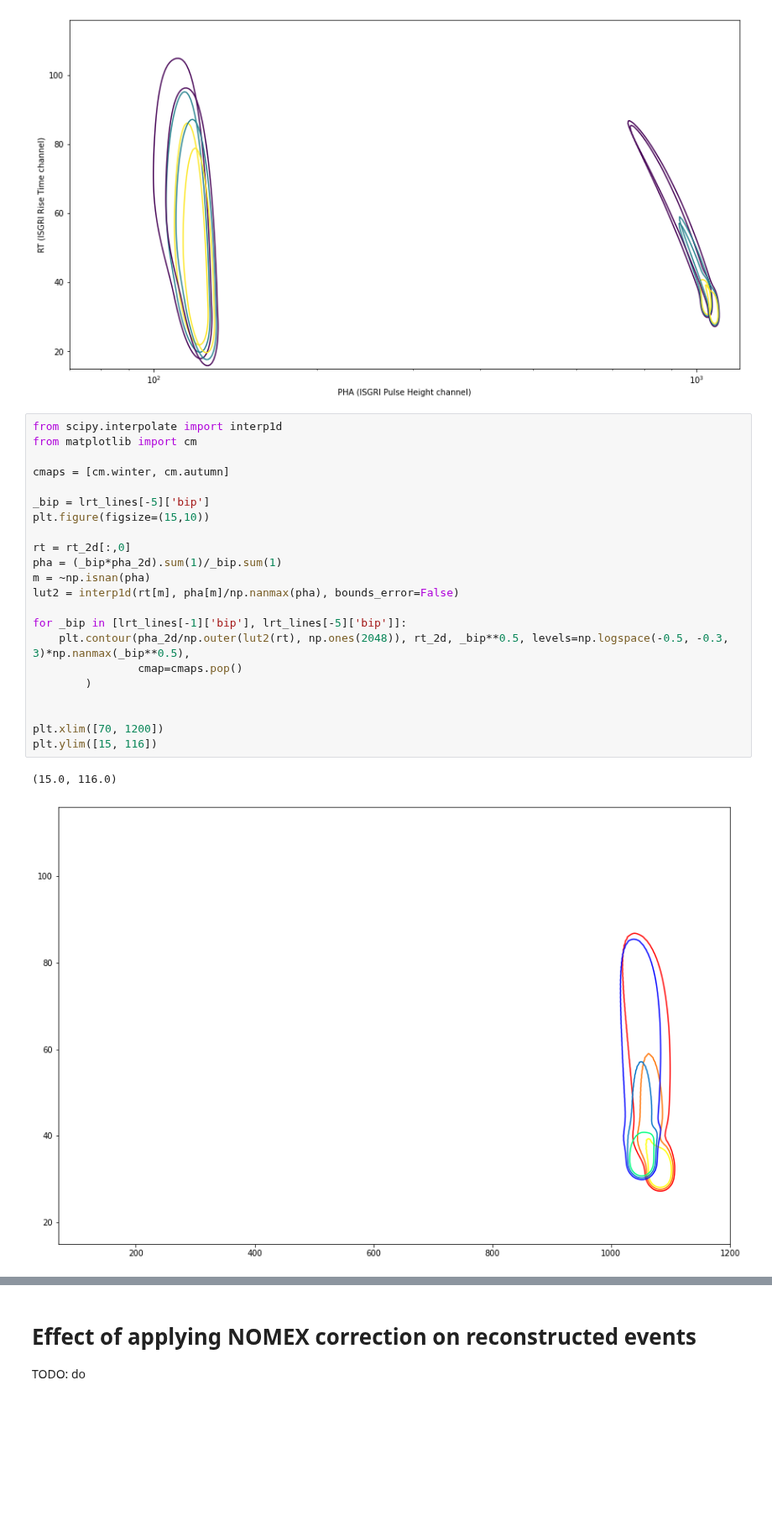
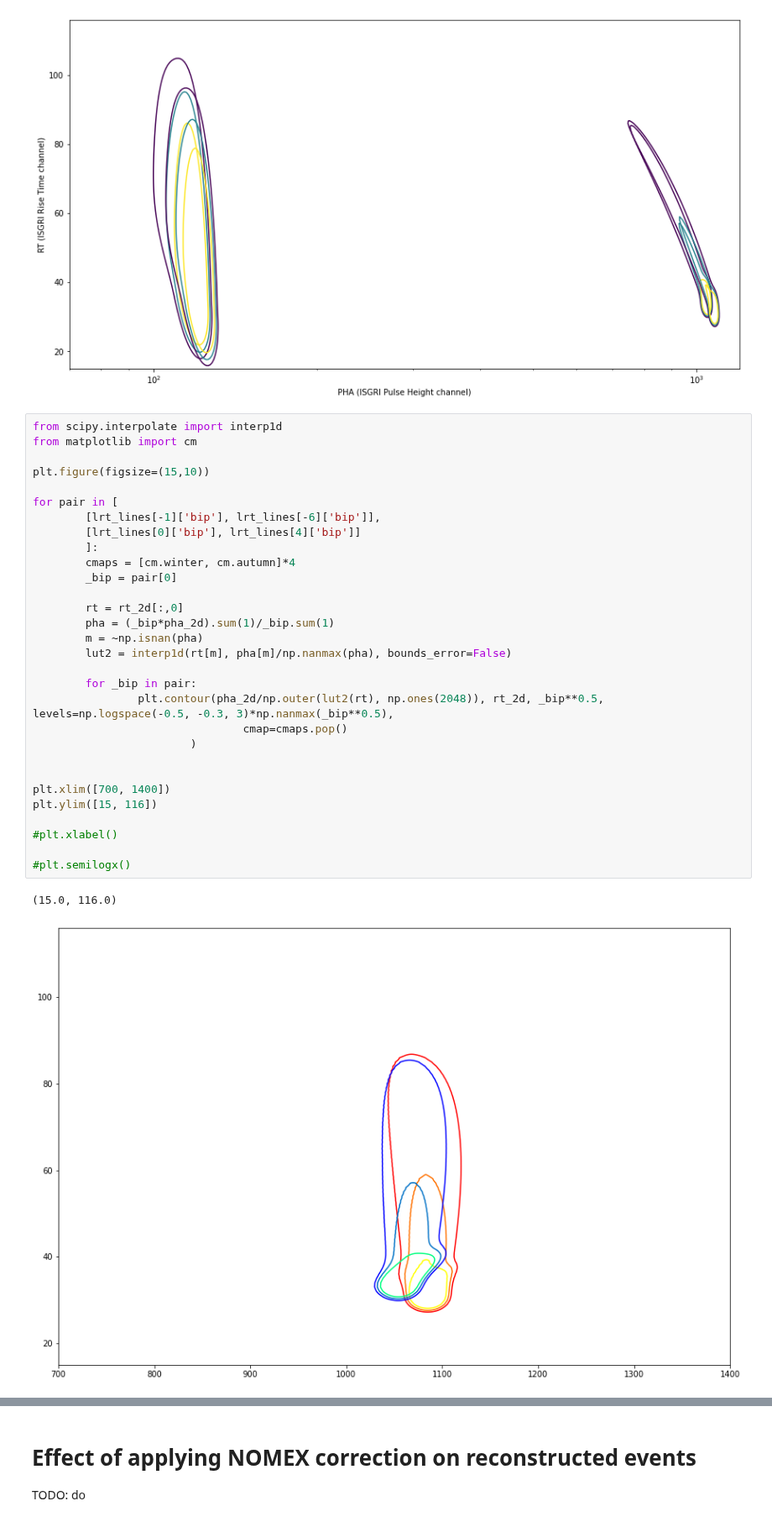
Before and after one commit to volodymyrss/integral-ibis-isgri-le-response, a Jupyter notebook: readme.ipynb, the cells around one changed output, grey strips where cells are left out. Shown at 84% size. Saved outputs shown, nothing was run; the diff lists cells and outputs as text; blank space fills up the shorter version.

Commit message:
image

```diff
--- a/readme.ipynb
+++ b/readme.ipynb
@@ -459,27 +461,35 @@ Text(0, 0.5, 'RT (ISGRI Rise Time channel)')
 # %%
 from scipy.interpolate import interp1d
 from matplotlib import cm
 
-cmaps = [cm.winter, cm.autumn]
-
-_bip = lrt_lines[-5]['bip']
 plt.figure(figsize=(15,10))
 
-rt = rt_2d[:,0]
-pha = (_bip*pha_2d).sum(1)/_bip.sum(1)
-m = ~np.isnan(pha)
-lut2 = interp1d(rt[m], pha[m]/np.nanmax(pha), bounds_error=False)
+for pair in [
+        [lrt_lines[-1]['bip'], lrt_lines[-6]['bip']],
+        [lrt_lines[0]['bip'], lrt_lines[4]['bip']]
+        ]:
+        cmaps = [cm.winter, cm.autumn]*4
+        _bip = pair[0]
 
-for _bip in [lrt_lines[-1]['bip'], lrt_lines[-5]['bip']]:
-    plt.contour(pha_2d/np.outer(lut2(rt), np.ones(2048)), rt_2d, _bip**0.5, levels=np.logspace(-0.5, -0.3, 3)*np.nanmax(_bip**0.5),
-                cmap=cmaps.pop()
-        )
+        rt = rt_2d[:,0]
+        pha = (_bip*pha_2d).sum(1)/_bip.sum(1)
+        m = ~np.isnan(pha)
+        lut2 = interp1d(rt[m], pha[m]/np.nanmax(pha), bounds_error=False)
+
+        for _bip in pair:
+                plt.contour(pha_2d/np.outer(lut2(rt), np.ones(2048)), rt_2d, _bip**0.5, levels=np.logspace(-0.5, -0.3, 3)*np.nanmax(_bip**0.5),
+                                cmap=cmaps.pop()
+                        )
 
 
-plt.xlim([70, 1200])
+plt.xlim([700, 1400])
 plt.ylim([15, 116])
+
+#plt.xlabel()
+
+#plt.semilogx()
 # %% [output]
 (15.0, 116.0)
-[figure, old version]
+[figure, new version]
 # %% [markdown]
 * In particular, it does not appear possible to achieve improvement in the high-RT collection in this way.
```
Also changed, not shown: parts of 2 cells of this notebook.
